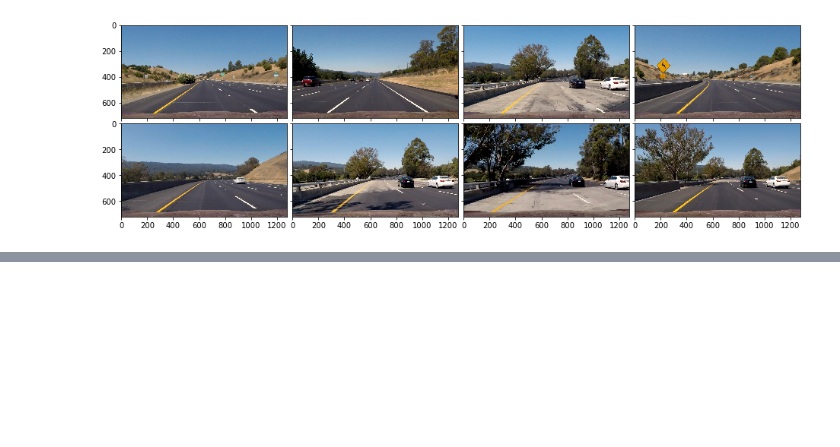
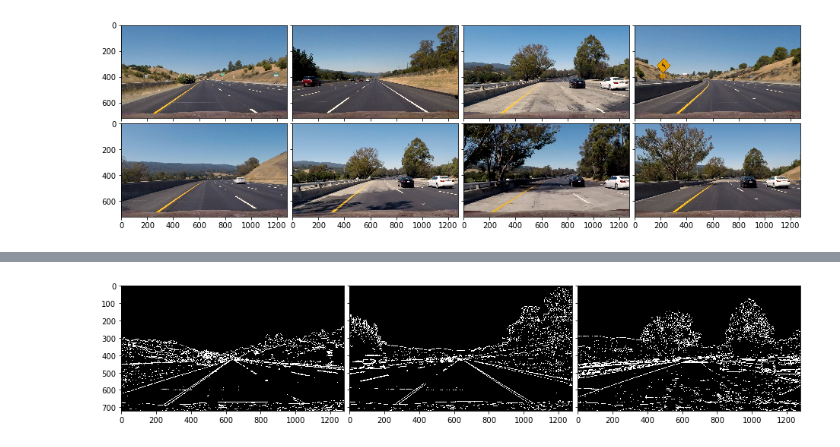
Before and after one commit to norman-thomas/CarND-Advanced-Lane-Lines, a Jupyter notebook: Advanced Lane Lines.ipynb, the cells around one changed output, grey strips where cells are left out. Drawn from its saved outputs; the diff is of its cells as text; code cells hidden in the pictures; blank space fills up the shorter version.

```diff
--- a/Advanced Lane Lines.ipynb
+++ b/Advanced Lane Lines.ipynb
@@ -111,0 +127,4 @@ display(test_images, cols=len(test_images)//2)
+# %%
+display(test_sobely, cols=len(test_sobely))
+# %% [output]
+[figure, added]
```
Also changed, not shown: parts of 6 cells of this notebook.
